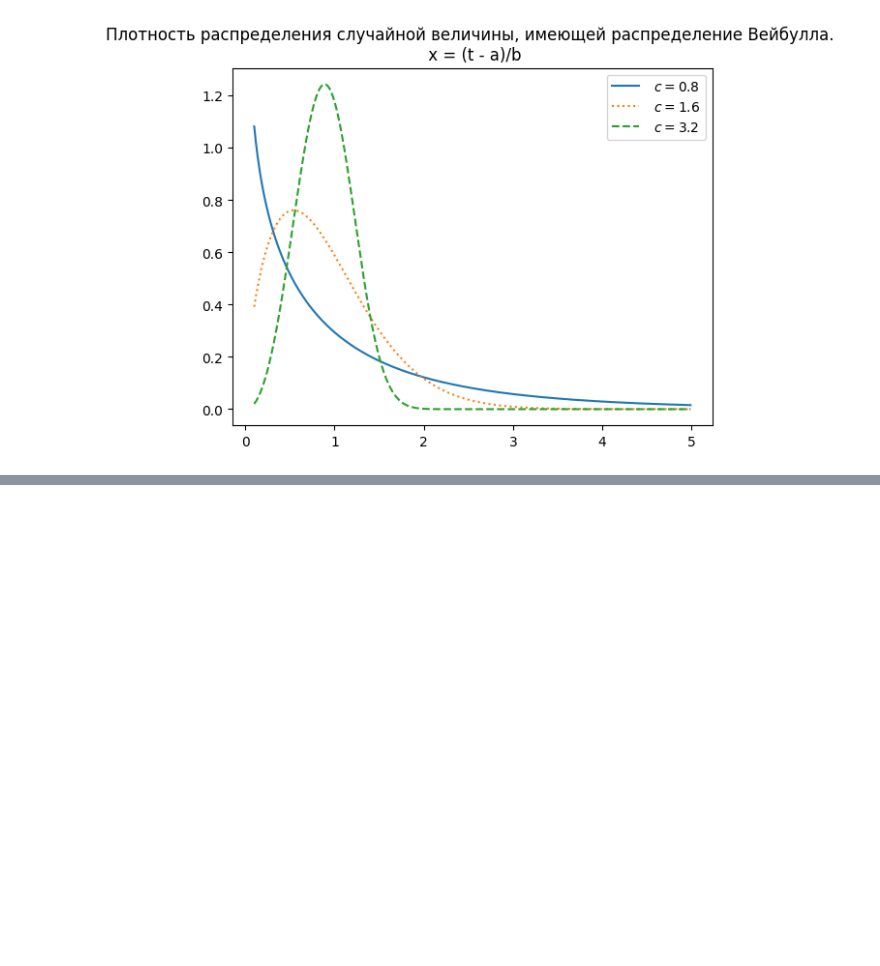
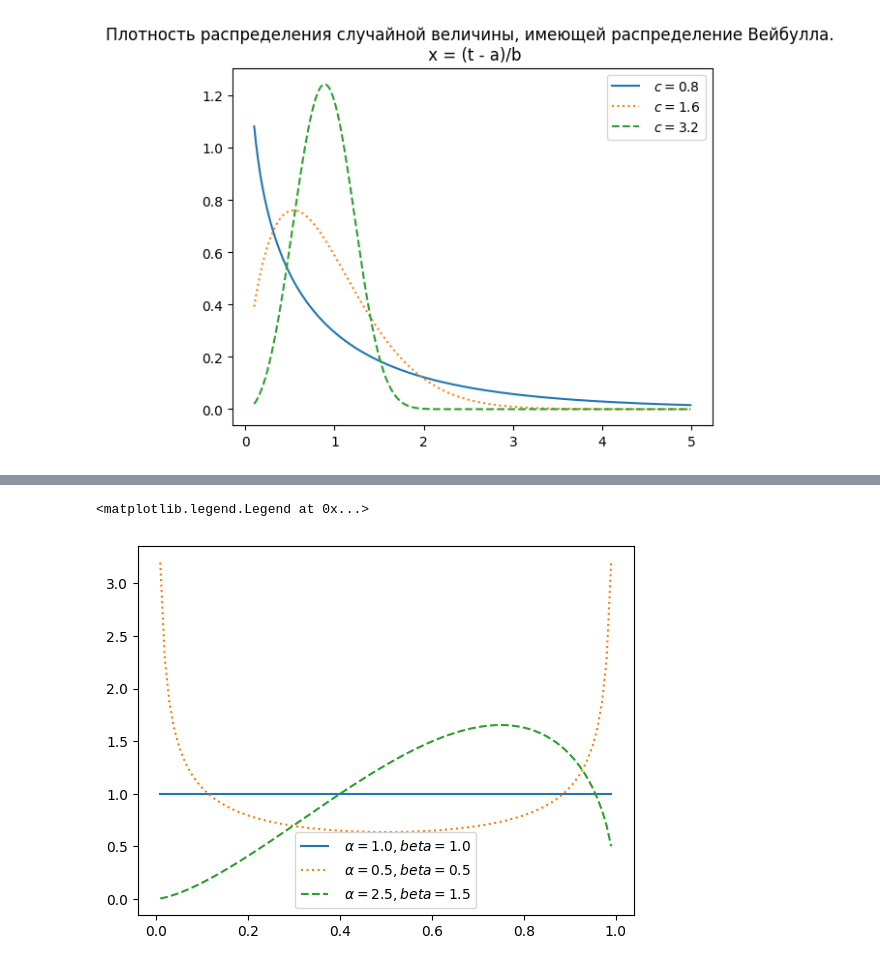
Before and after one commit to SergeyS1954/CLT, a Jupyter notebook: LW1.ipynb, the cells around one changed output, grey strips where cells are left out. Saved outputs shown, nothing was run; the diff lists cells and outputs as text; code cells hidden in the pictures; blank space fills up the shorter version.

```diff
--- a/LW1.ipynb
+++ b/LW1.ipynb
@@ -228,0 +282,18 @@ plt.show()
+# %%
+import matplotlib.pyplot as plt
+import numpy as np
+from scipy import stats
+alpha = 1.0
+beta = 1.0
+x = np.arange (0.01, 1.0, 0.01)
+y2 = stats.beta.pdf(x, alpha, beta)
+y3 = stats.beta.pdf(x, 0.5*alpha, 0.5*beta)
+y4 = stats.beta.pdf(x, 2.5*alpha, 1.5*beta)
+plt.plot(x,y2, label = r" $\alpha = 1.0, beta = 1.0$")
+plt.plot(x,y3, linestyle = ':', label = r" $\alpha = 0.5, beta = 0.5$")
+plt.plot(x,y4, linestyle = '--', label = r" $\alpha = 2.5, beta = 1.5$")
+plt.legend()
+#plt.show()
+# %% [output]
+<matplotlib.legend.Legend at 0x...>
+[figure, added]
```
Also changed, not shown: parts of 4 cells of this notebook.
